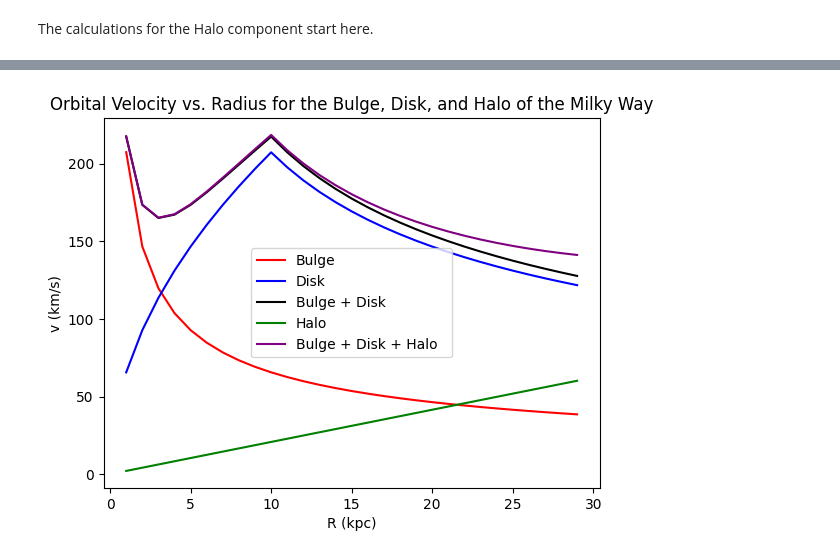
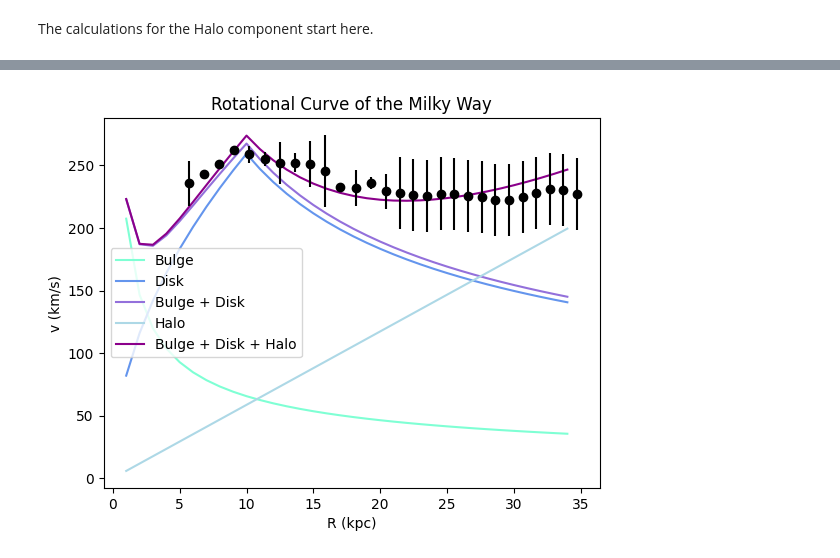
Before and after one commit to AinsleyJacquemain/ASTRON-1221, a Jupyter notebook: Dark_Matter_Project_Ainsley_Jacquemain.ipynb, the cells around one changed output, grey strips where cells are left out. Cells and saved outputs as stored; diff of their text form; code cells hidden in the pictures.

```diff
--- a/Dark_Matter_Project_Ainsley_Jacquemain.ipynb
+++ b/Dark_Matter_Project_Ainsley_Jacquemain.ipynb
@@ -201,7 +203,7 @@ plt.show() # show the plot.
 The calculations for the Halo component start here.
 # %%
 M_halo = 1e12 * u.solMass # define halo total mass.
-R_halo = 100 * u.kpc # define the outer edge of halo radius.
+R_halo = 50 * u.kpc # define the outer edge of halo radius.
 density_halo = M_halo / (np.pi * (4 / 3) * (R_halo**3)) # define the density is in the unit of solar mass per square kpc.
 print(density_halo.to(1e6 * u.solMass/u.kpc**3)) # check calculations by printing along the way.
 # %% [output]
@@ -209,5 +211,5 @@ print(density_halo.to(1e6 * u.solMass/u.kpc**3)) # check calculations by printin
 # %%
-def calculatingEnclosedMassForHalo (R, density_halo = 0.2387 * 1e6 * u.solMass/u.kpc**3): # R and density_halo are the inputs of the function.
+def calculatingEnclosedMassForHalo (R, density_halo = 1.91 * 1e6 * u.solMass/u.kpc**3): # R and density_halo are the inputs of the function.
     """
     Input:
     R, the radius.
@@ -226,5 +228,5 @@ print(calculatingEnclosedMassForHalo(5 * u.kpc, density_halo).to(1e6 * u.solMass
 # %%
-def calculatingNewEnclosedMassForMilkyWay(R, density_disk = 318.30 * 1e6 * u.solMass/u.kpc**2, M_bulge = 1e10 * u.solMass): # R, density_disk, and M_bulge are the inputs of the function.
+def calculatingNewEnclosedMassForMilkyWay(R, density_disk = 497.36 * 1e6 * u.solMass/u.kpc**2, M_bulge = 1e10 * u.solMass): # R, density_disk, and M_bulge are the inputs of the function.
 # While odd, density_halo is not in the above values because the differences in units between density_disk and density_halo cause issues in the code.
     """
     Input:
@@ -278,14 +306,19 @@ v_bulge_disk_halo_arr = CalculatingOrbitalVelocity(M_total2, R_arr)
+# %%
+import astropy.io.ascii
+tab = astropy.io.ascii.read("galaxy_rotation_2006.txt")
+# In this sequence, a package reads the provided data in the file and saves it under 'tab', thus making it available for use in the plot below.
 # %%
 # Plot the data below with radius (r) as a common x-input and velocity (v) as a common y-input.
-plt.plot(R_arr.to(u.kpc), v_bulge_arr.to(u.km/u.s), color="red", label="Bulge") # add a label to the rotation curve for the 'bulge'.
-plt.plot(R_arr.to(u.kpc), v_disk_arr.to(u.km/u.s), color="blue", label="Disk") # add a label to the rotation curve for the 'disk'.
-plt.plot(R_arr.to(u.kpc), v_bulge_disk_arr.to(u.km/u.s), color="black", label="Bulge + Disk") # add a label to the rotation curve for the 'bulge + disk'.
-plt.plot(R_arr.to(u.kpc), v_halo_arr.to(u.km/u.s), color="green", label="Halo") # add a label to the rotation curve for the 'halo'.
-plt.plot(R_arr.to(u.kpc), v_bulge_disk_halo_arr.to(u.km/u.s), color="purple", label="Bulge + Disk + Halo  ") # add a label to the rotation curve for the 'bulge + disk + halo'.
+plt.plot(R_arr.to(u.kpc), v_bulge_arr.to(u.km/u.s), color="aquamarine", label="Bulge") # add a label to the rotation curve for the 'bulge'.
+plt.plot(R_arr.to(u.kpc), v_disk_arr.to(u.km/u.s), color="cornflowerblue", label="Disk") # add a label to the rotation curve for the 'disk'.
+plt.plot(R_arr.to(u.kpc), v_bulge_disk_arr.to(u.km/u.s), color="mediumpurple", label="Bulge + Disk") # add a label to the rotation curve for the 'bulge + disk'.
+plt.plot(R_arr.to(u.kpc), v_halo_arr.to(u.km/u.s), color="lightblue", label="Halo",) # add a label to the rotation curve for the 'halo'.
+plt.plot(R_arr.to(u.kpc), v_bulge_disk_halo_arr.to(u.km/u.s), color="darkmagenta", label="Bulge + Disk + Halo") # add a label to the rotation curve for the 'bulge + disk + halo'.
 plt.xlabel('R (kpc)') # add a label + unit to the x-axis.
 plt.ylabel('v (km/s)') # add a label + unit to the y-axis.
 plt.legend() # add a legend to differentiate between each datum.
-plt.title('Orbital Velocity vs. Radius for the Bulge, Disk, and Halo of the Milky Way') # add a title to the plot.
+plt.errorbar(tab["col2"], tab["col3"], yerr=tab["col4"], ecolor="black", color="black", fmt='o', label="Data")
+plt.title('Rotational Curve of the Milky Way') # add a title to the plot.
 plt.show() # show the plot.
 # %% [output]
-[figure, old version]
+[figure, new version]
```
Also changed, not shown: parts of 16 cells of this notebook.
